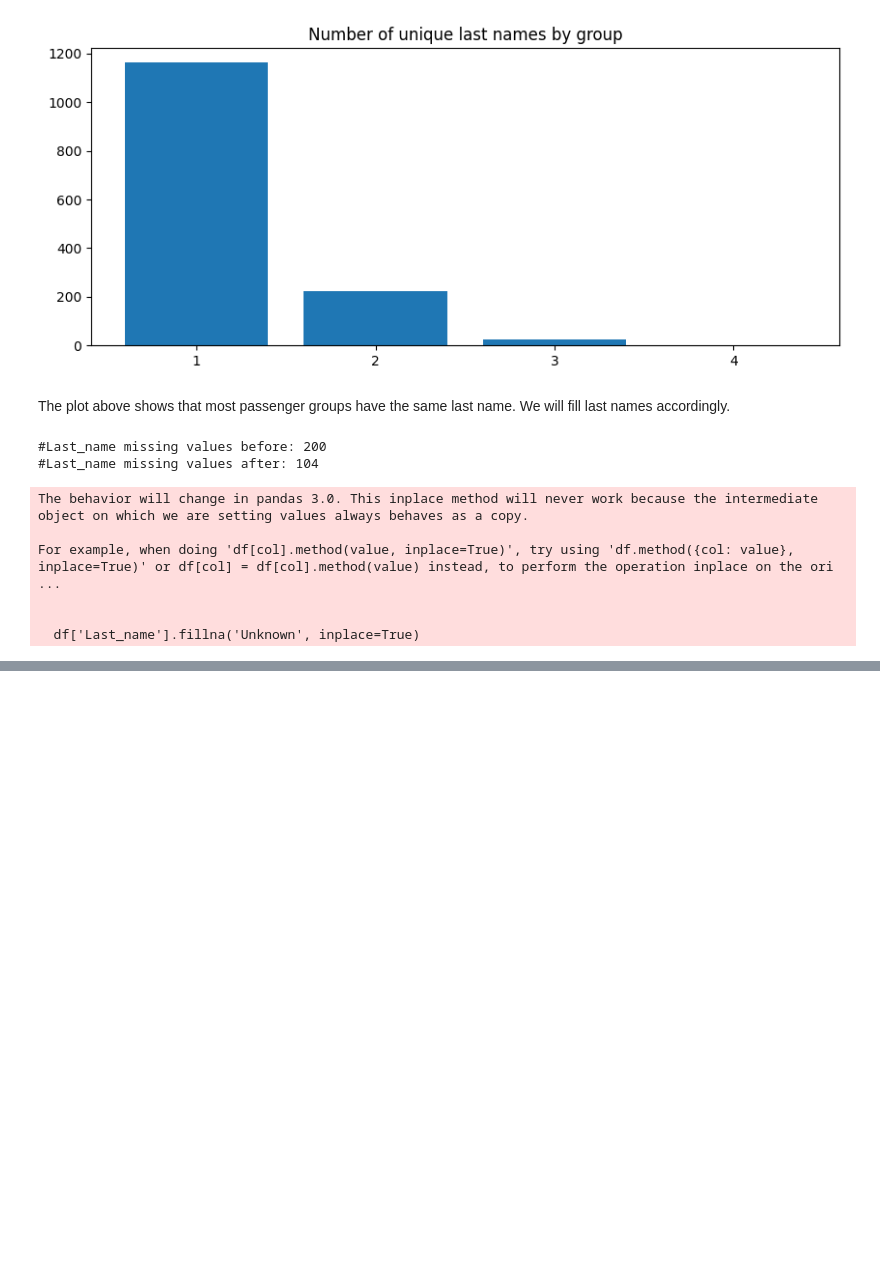
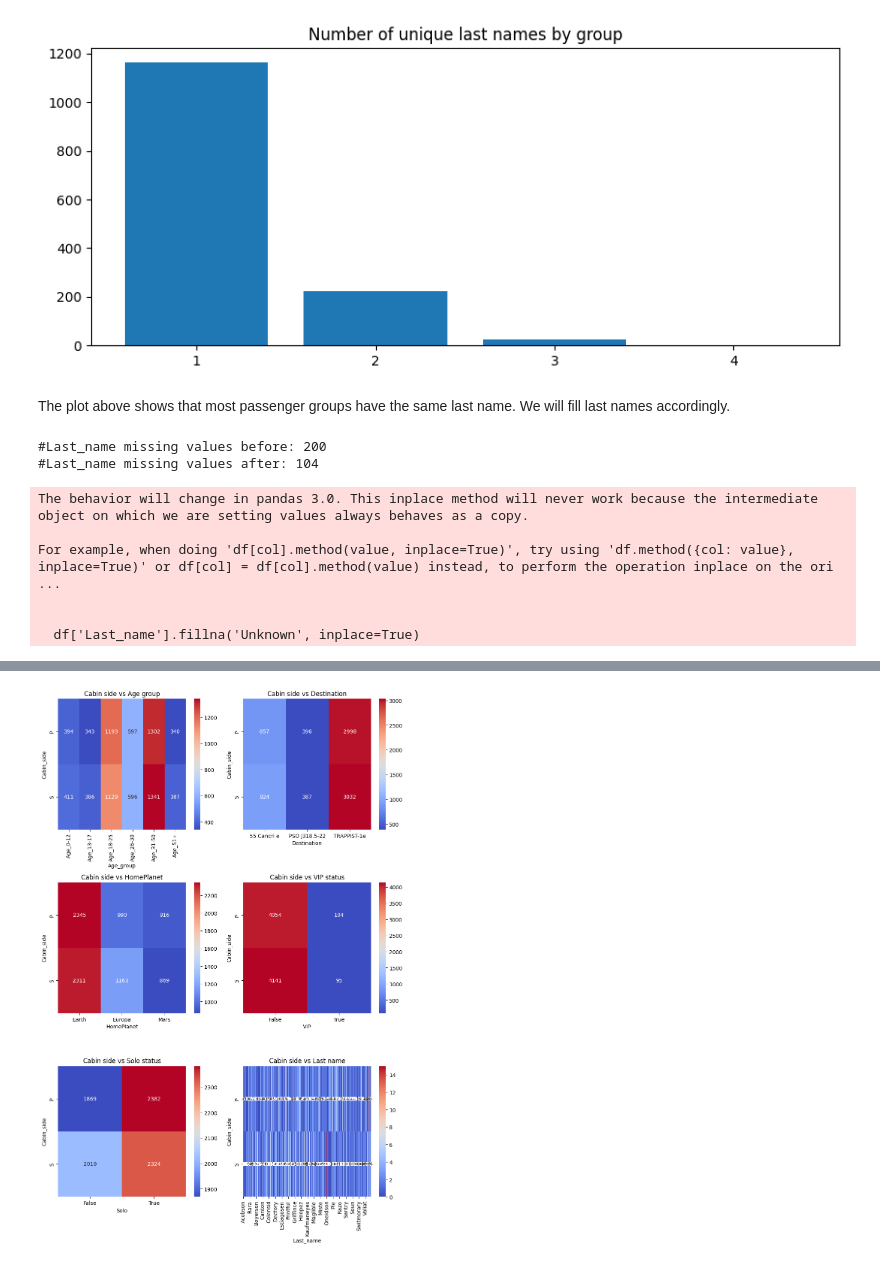
Before and after one commit to YarinArava/SpaceShipTitanic_FinalProject, a Jupyter notebook: Spaceship_Titanic_edited_2.ipynb, the cells around one changed output, grey strips where cells are left out. Saved outputs shown, nothing was run; the diff lists cells and outputs as text; code cells hidden in the pictures; blank space fills up the shorter version.

```diff
--- a/Spaceship_Titanic_edited_2.ipynb
+++ b/Spaceship_Titanic_edited_2.ipynb
@@ -828,0 +896,36 @@ For example, when doing 'df[col].method(value, inplace=True)', try using 'df.met
+# %%
+plt.figure(figsize=(10,15))
+
+plt.subplot(3,2,1)
+CD_AG = df.groupby(['Age_group', 'Cabin_side'])['Cabin_side'].size().unstack().fillna(0)
+sns.heatmap(CD_AG.T, annot=True, fmt=".0f", cmap='coolwarm')
+plt.title('Cabin side vs Age group')
+
+plt.subplot(3,2,2)
+CD_D = df.groupby(['Destination', 'Cabin_side'])['Cabin_side'].size().unstack().fillna(0)
+sns.heatmap(CD_D.T, annot=True, fmt=".0f", cmap='coolwarm')
+plt.title('Cabin side vs Destination')
+
+plt.subplot(3,2,3)
+CD_HP = df.groupby(['HomePlanet', 'Cabin_side'])['Cabin_side'].size().unstack().fillna(0)
+sns.heatmap(CD_HP.T, annot=True, fmt=".0f", cmap='coolwarm')
+plt.title('Cabin side vs HomePlanet')
+
+plt.subplot(3,2,4)
+CD_VIP = df.groupby(['VIP', 'Cabin_side'])['Cabin_side'].size().unstack().fillna(0)
+sns.heatmap(CD_VIP.T, annot=True, fmt=".0f", cmap='coolwarm')
+plt.title('Cabin side vs VIP status')
+
+plt.subplot(3,2,5)
+CD_CS = df.groupby(['Solo', 'Cabin_side'])['Cabin_side'].size().unstack().fillna(0)
+sns.heatmap(CD_CS.T, annot=True, fmt=".0f", cmap='coolwarm')
+plt.title('Cabin side vs Solo status')
+
+plt.subplot(3,2,6)
+CD_TS = df.groupby(['Last_name', 'Cabin_side'])['Cabin_side'].size().unstack().fillna(0)
+sns.heatmap(CD_TS.T, annot=True, fmt=".0f", cmap='coolwarm')
+plt.title('Cabin side vs Last name')
+plt.tight_layout()
+plt.show()
+# %% [output]
+[figure, added]
```
Also changed, not shown: parts of 18 cells of this notebook, 2 other files.
